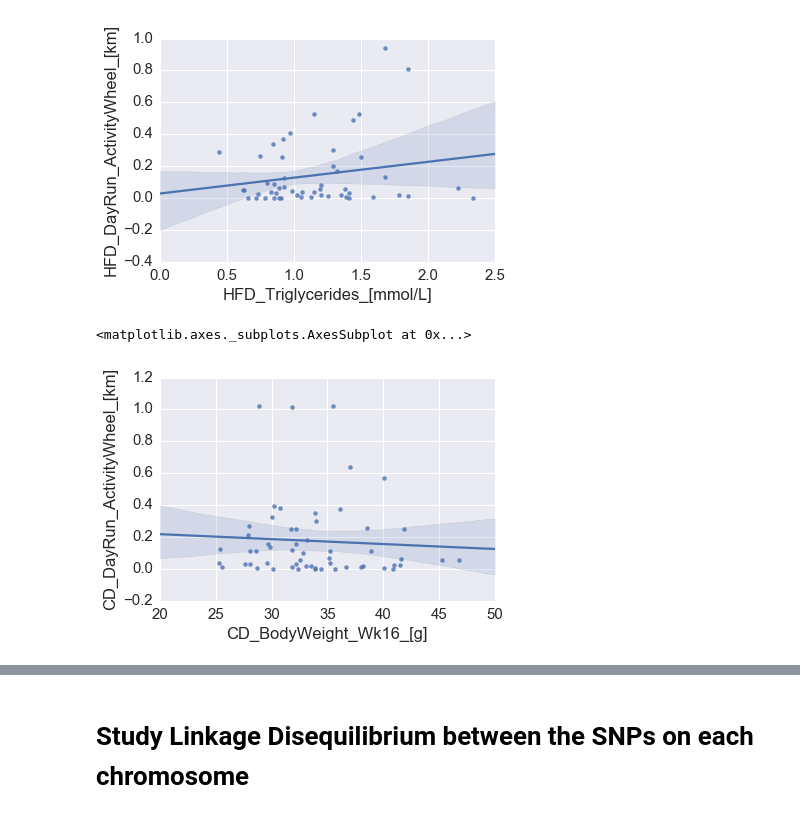
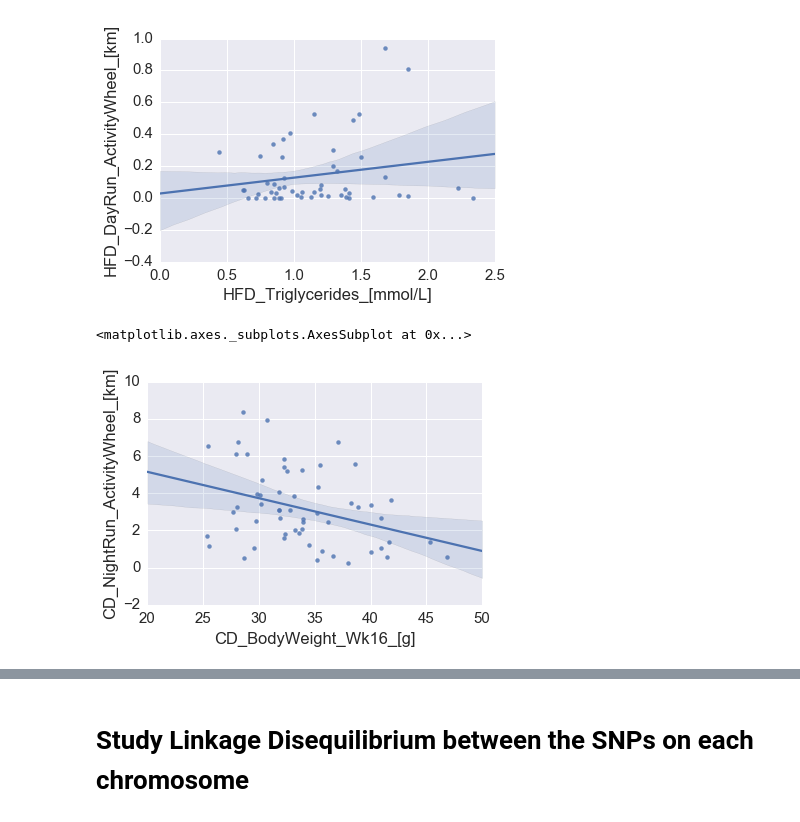
Before and after one commit to Telocontar/IntegratedBioinformatics, a Jupyter notebook: notebooks/Day2_Exploratory_Analysis.ipynb, the cells around one changed output, grey strips where cells are left out. Drawn from its saved outputs; the diff is of its cells as text; code cells hidden in the pictures.

```diff
--- a/notebooks/Day2_Exploratory_Analysis.ipynb
+++ b/notebooks/Day2_Exploratory_Analysis.ipynb
@@ -588,12 +557,11 @@ sns.regplot(x="HFD_Triglycerides_[mmol/L]", y="HFD_DayRun_ActivityWheel_[km]", d
 [figure]
 # %%
 data1 = phenotype_df["Body Wt & Composition"]["CD_BodyWeight_Wk16_[g]"].replace('x', np.nan, inplace=False)
-data2 = phenotype_df["Activity Wheel"]["CD_DayRun_ActivityWheel_[km]"].replace('x', np.nan, inplace=False)
+data2 = phenotype_df["Activity Wheel"]["CD_NightRun_ActivityWheel_[km]"].replace('x', np.nan, inplace=False)
 
 data_both1 = pd.concat([data1,data2],axis=1)
 
-sns.regplot(x="CD_BodyWeight_Wk16_[g]", y="CD_NightRun_ActivityWheel_[km]
-", data=data_both1)
+sns.regplot(x="CD_BodyWeight_Wk16_[g]", y="CD_NightRun_ActivityWheel_[km]", data=data_both1)
 # %% [output]
 <matplotlib.axes._subplots.AxesSubplot at 0x...>
-[figure, old version]
+[figure, new version]
```
Also changed, not shown: parts of 5 cells of this notebook.
